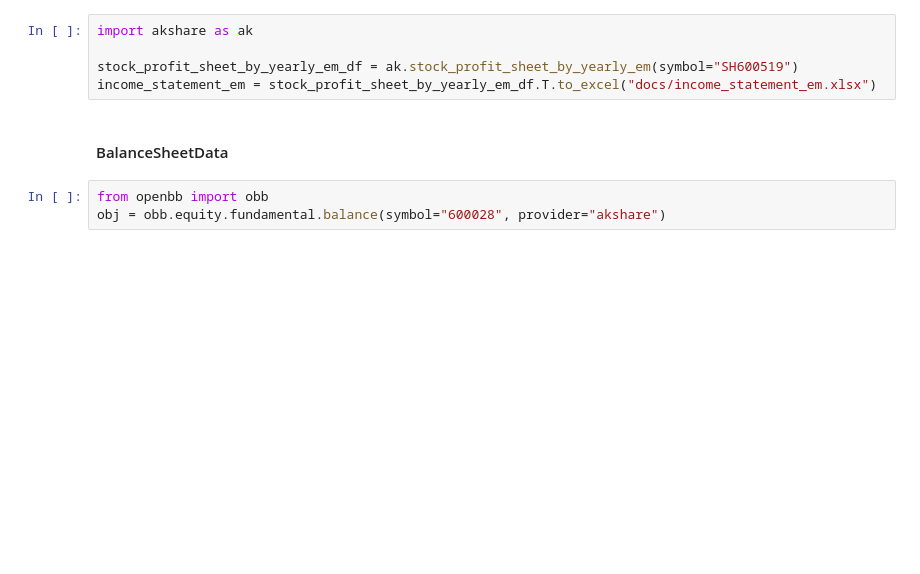
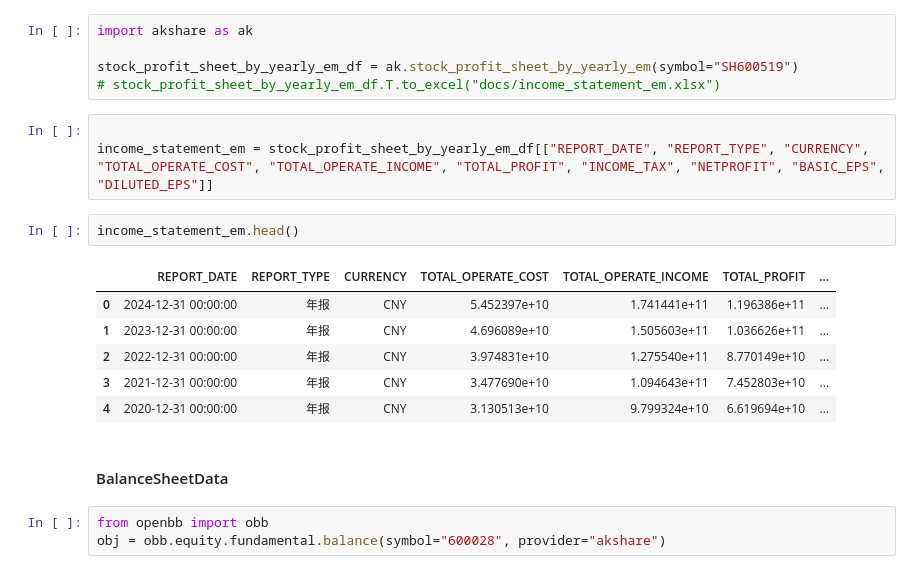
Before and after one commit to shugaoye/openbb_akshare, a Jupyter notebook: akshare_test.ipynb, the cells around one changed output. Drawn from its saved outputs; the diff is of its cells as text; blank space fills up the shorter version.

Commit message:
Supported IncomeStatement

```diff
--- a/akshare_test.ipynb
+++ b/akshare_test.ipynb
@@ -10,7 +23,19 @@ Version: 0.3.9
 import akshare as ak
 
 stock_profit_sheet_by_yearly_em_df = ak.stock_profit_sheet_by_yearly_em(symbol="SH600519")
-income_statement_em = stock_profit_sheet_by_yearly_em_df.T.to_excel("docs/income_statement_em.xlsx")
+# stock_profit_sheet_by_yearly_em_df.T.to_excel("docs/income_statement_em.xlsx")
+# %%
+
+income_statement_em = stock_profit_sheet_by_yearly_em_df[["REPORT_DATE", "REPORT_TYPE", "CURRENCY", "TOTAL_OPERATE_COST", "TOTAL_OPERATE_INCOME", "TOTAL_PROFIT", "INCOME_TAX", "NETPROFIT", "BASIC_EPS", "DILUTED_EPS"]]
+# %%
+income_statement_em.head()
+# %% [output]
+|  | REPORT_DATE | REPORT_TYPE | CURRENCY | TOTAL_OPERATE_COST | TOTAL_OPERATE_INCOME | TOTAL_PROFIT | ... |
+| 0 | 2024-12-31 00:00:00 | 年报 | CNY | 5.452397e+10 | 1.741441e+11 | 1.196386e+11 | ... |
+| 1 | 2023-12-31 00:00:00 | 年报 | CNY | 4.696089e+10 | 1.505603e+11 | 1.036626e+11 | ... |
+| 2 | 2022-12-31 00:00:00 | 年报 | CNY | 3.974831e+10 | 1.275540e+11 | 8.770149e+10 | ... |
+| 3 | 2021-12-31 00:00:00 | 年报 | CNY | 3.477690e+10 | 1.094643e+11 | 7.452803e+10 | ... |
+| 4 | 2020-12-31 00:00:00 | 年报 | CNY | 3.130513e+10 | 9.799324e+10 | 6.619694e+10 | ... |
 # %% [markdown]
 #### BalanceSheetData
 # %%
```
Also changed, not shown: parts of 10 cells of this notebook, 4 other files.
